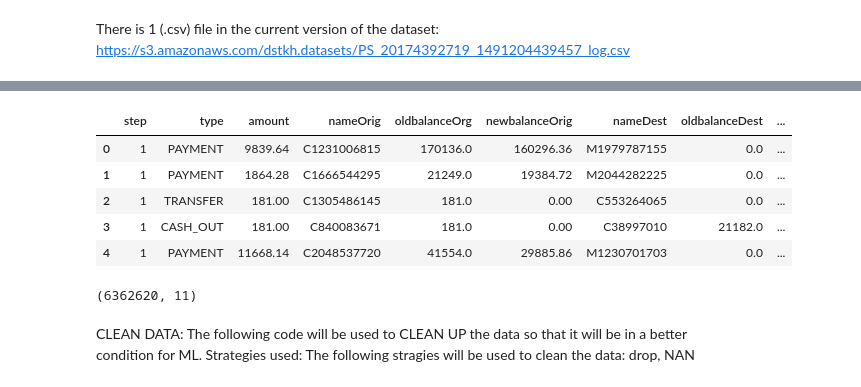
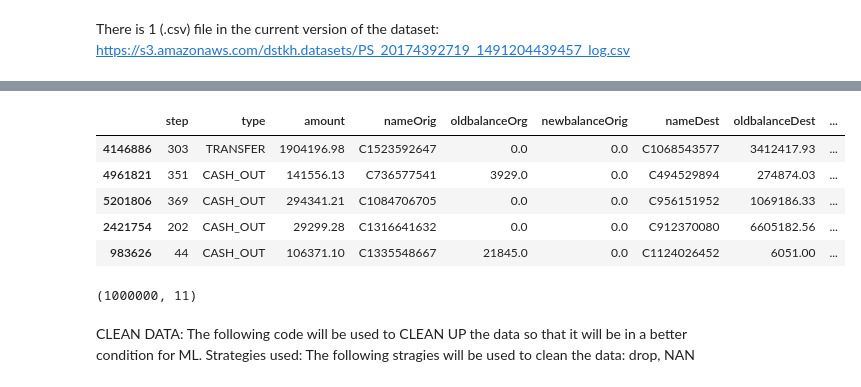
Before and after one commit to deebaby001/Financial-Fraud, a Jupyter notebook: EDA.ipynb, the cells around one changed output, grey strips where cells are left out. Cells and saved outputs as stored; diff of their text form; code cells hidden in the pictures.

```diff
--- a/EDA.ipynb
+++ b/EDA.ipynb
@@ -24,5 +24,5 @@ There is 1 (.csv) file in the current version of the dataset: https://s3.amazona
 # %%
 
 #Read the Dataset (df) from the .csv file
-#df = pd.read_csv('https://s3.amazonaws.com/dstkh.datasets/PS_20174392719_1491204439457_log.csv')
+df = pd.read_csv('https://s3.amazonaws.com/dstkh.datasets/PS_20174392719_1491204439457_log.csv')
 # %%
@@ -46,3 +46,9 @@ df.describe
 6362619               0
 
 [6362620 rows x 11 columns]>
+# %%
+#My laptop does not have the CPU's available to process the original dataset therefore,
+#I am taking  a small chunk or sample of it for review, 1 million rows
+#The new df = "sample_df"
+
+sample_df = df.sample(n=1000000)
@@ -49,15 +86,15 @@ df.describe
 # %%
 #Print the first 5 rows of the data frame
-df.head()
+sample_df.head()
 # %% [output]
 |  | step | type | amount | nameOrig | oldbalanceOrg | newbalanceOrig | nameDest | oldbalanceDest | ... |
-| 0 | 1 | PAYMENT | 9839.64 | C1231006815 | 170136.0 | 160296.36 | M1979787155 | 0.0 | ... |
-| 1 | 1 | PAYMENT | 1864.28 | C1666544295 | 21249.0 | 19384.72 | M2044282225 | 0.0 | ... |
-| 2 | 1 | TRANSFER | 181.00 | C1305486145 | 181.0 | 0.00 | C553264065 | 0.0 | ... |
-| 3 | 1 | CASH_OUT | 181.00 | C840083671 | 181.0 | 0.00 | C38997010 | 21182.0 | ... |
-| 4 | 1 | PAYMENT | 11668.14 | C2048537720 | 41554.0 | 29885.86 | M1230701703 | 0.0 | ... |
+| 4146886 | 303 | TRANSFER | 1904196.98 | C1523592647 | 0.0 | 0.0 | C1068543577 | 3412417.93 | ... |
+| 4961821 | 351 | CASH_OUT | 141556.13 | C736577541 | 3929.0 | 0.0 | C494529894 | 274874.03 | ... |
+| 5201806 | 369 | CASH_OUT | 294341.21 | C1084706705 | 0.0 | 0.0 | C956151952 | 1069186.33 | ... |
+| 2421754 | 202 | CASH_OUT | 29299.28 | C1316641632 | 0.0 | 0.0 | C912370080 | 6605182.56 | ... |
+| 983626 | 44 | CASH_OUT | 106371.10 | C1335548667 | 21845.0 | 0.0 | C1124026452 | 6051.00 | ... |
 # %%
 #Print the "original" shape of the data frame
-df.shape
+sample_df.shape
 # %% [output]
-(6362620, 11)
+(1000000, 11)
```
Also changed, not shown: parts of 8 cells of this notebook, 2 other files.
